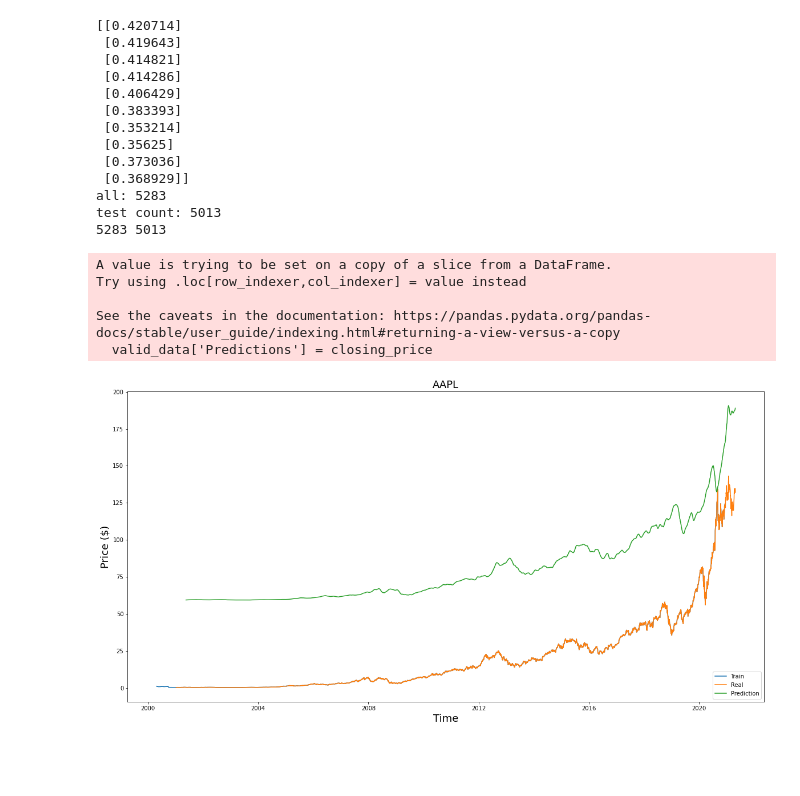
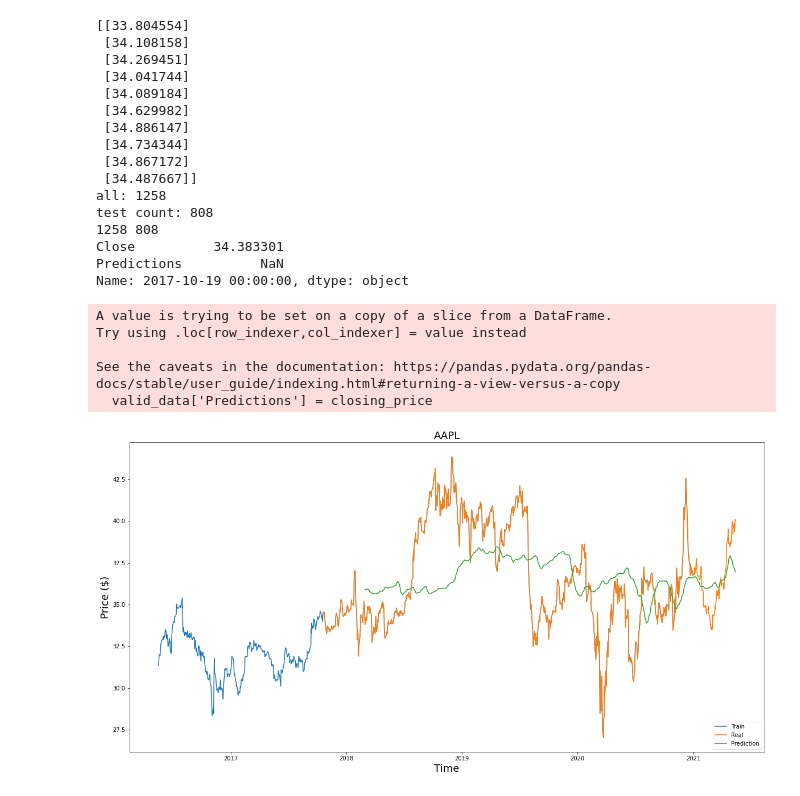
Before and after one commit to penachett/stock_price_prediction_app, a Jupyter notebook: ml/lstm(2).ipynb, the cells around one changed output. Cells and saved outputs as stored; diff of their text form; code cells hidden in the pictures; blank space fills up the shorter version.

Commit message:
added ARIMA + compiled models + clean up

```diff
--- a/ml/lstm(2).ipynb
+++ b/ml/lstm(2).ipynb
@@ -10,7 +10,7 @@ from sklearn.preprocessing import MinMaxScaler
 from keras.models import Sequential
 from keras.layers import LSTM,Dropout,Dense,SimpleRNN
 # %%
-df=pd.read_csv("AAPL_20Y.csv")
+df=pd.read_csv("PFE_5Y.csv")
 df.head()
 # %% [output]
 |  | Date | Open | High | Low | Close | Adj Close | Volume |
@@ -31,6 +31,6 @@ plt.plot(df["Close"],label='Close Price history')
 # %%
-days_watching = 500
-predict_days = 360
+days_watching = 360
+predict_days = 70
 test_threshold = df.shape[0]-predict_days
 # print(df.shape[0])
 # %%
@@ -73,12 +73,12 @@ x_train_data,y_train_data = np.array(x_train_data),np.array(y_train_data)
 x_train_data = np.reshape(x_train_data,(x_train_data.shape[0],x_train_data.shape[1],1))
 # %%
 lstm_model = Sequential()
-lstm_model.add(LSTM(units=50,return_sequences=True, input_shape=(x_train_data.shape[1],1)))
+lstm_model.add(LSTM(units=50,return_sequences=False, input_shape=(x_train_data.shape[1],1)))
 # lstm_model.add(LSTM(units=50,return_sequences=False, input_shape=(x_train_data.shape[1],1)))
-lstm_model.add(LSTM(units=128, return_sequences=True))
-lstm_model.add(LSTM(units=64, return_sequences=False))
+# lstm_model.add(LSTM(units=128, return_sequences=True))
+# lstm_model.add(LSTM(units=64, return_sequences=False))
 lstm_model.add(Dense(1))
 lstm_model.compile(loss='mse',optimizer='adam')
 # lstm_model.compile(loss='mean_squared_error',optimizer='adam')
-lstm_model.fit(x_train_data,y_train_data,epochs=5,batch_size=500,verbose=2, shuffle=False)
+lstm_model.fit(x_train_data,y_train_data,epochs=30,batch_size=40,verbose=2, shuffle=False)
 # %% [output]
@@ -186,47 +194,50 @@ valid_data = df_new[-closing_price.shape[0]-predict_days:]
 
 closing_price = np.append(np.full((predict_days, 1), np.nan), closing_price)
 
 
 # print(closing_price)
 # preds = pd.DataFrame({'Predictions': closing_price[:, 0]})
 # print(preds)
 # print(valid_data)
 # valid_data = pd.concat([valid_data, preds], axis=1)
 # print(valid_data)
 
 valid_data['Predictions'] = closing_price
 
 # valid_data['Predictions'] = valid_data['Predictions'].shift(-predict_days)
-# first_vals = valid_data.iloc[0]
-# print(first_vals)
+first_vals = valid_data.iloc[0]
+print(first_vals)
 # valid_data = valid_data.sub([0, first_vals['Predictions']-first_vals['Close']], axis='columns')
 
-plt.title('AAPL', fontsize=18)
+plt.title('Stock', fontsize=18)
 plt.xlabel('Time',fontsize=18)
 plt.ylabel('Price ($)',fontsize=18)
 plt.plot(train_data["Close"])
 plt.plot(valid_data[['Close',"Predictions"]])
 plt.legend(['Train', 'Real', 'Prediction' ], loc='lower right')
 
 lstm_model.save("saved_lstm_model.h5")
 # model = keras.models.load_model('path/to/location')
 # %% [output]
-[[0.420714]
- [0.419643]
- [0.414821]
- [0.414286]
- [0.406429]
- [0.383393]
- [0.353214]
- [0.35625]
- [0.373036]
- [0.368929]]
-all: 5283
-test count: 5013
-5283 5013
+[[33.804554]
+ [34.108158]
+ [34.269451]
+ [34.041744]
+ [34.089184]
+ [34.629982]
+ [34.886147]
+ [34.734344]
+ [34.867172]
+ [34.487667]]
+all: 1258
+test count: 808
+1258 808
+Close          34.383301
+Predictions          NaN
+Name: 2017-10-19 00:00:00, dtype: object
 A value is trying to be set on a copy of a slice from a DataFrame.
 Try using .loc[row_indexer,col_indexer] = value instead
 
 See the caveats in the documentation: https://pandas.pydata.org/pandas-docs/stable/user_guide/indexing.html#returning-a-view-versus-a-copy
   valid_data['Predictions'] = closing_price
-[figure, old version]
+[figure, new version]
```
Also changed, not shown: parts of 5 cells of this notebook, 18 other files.
